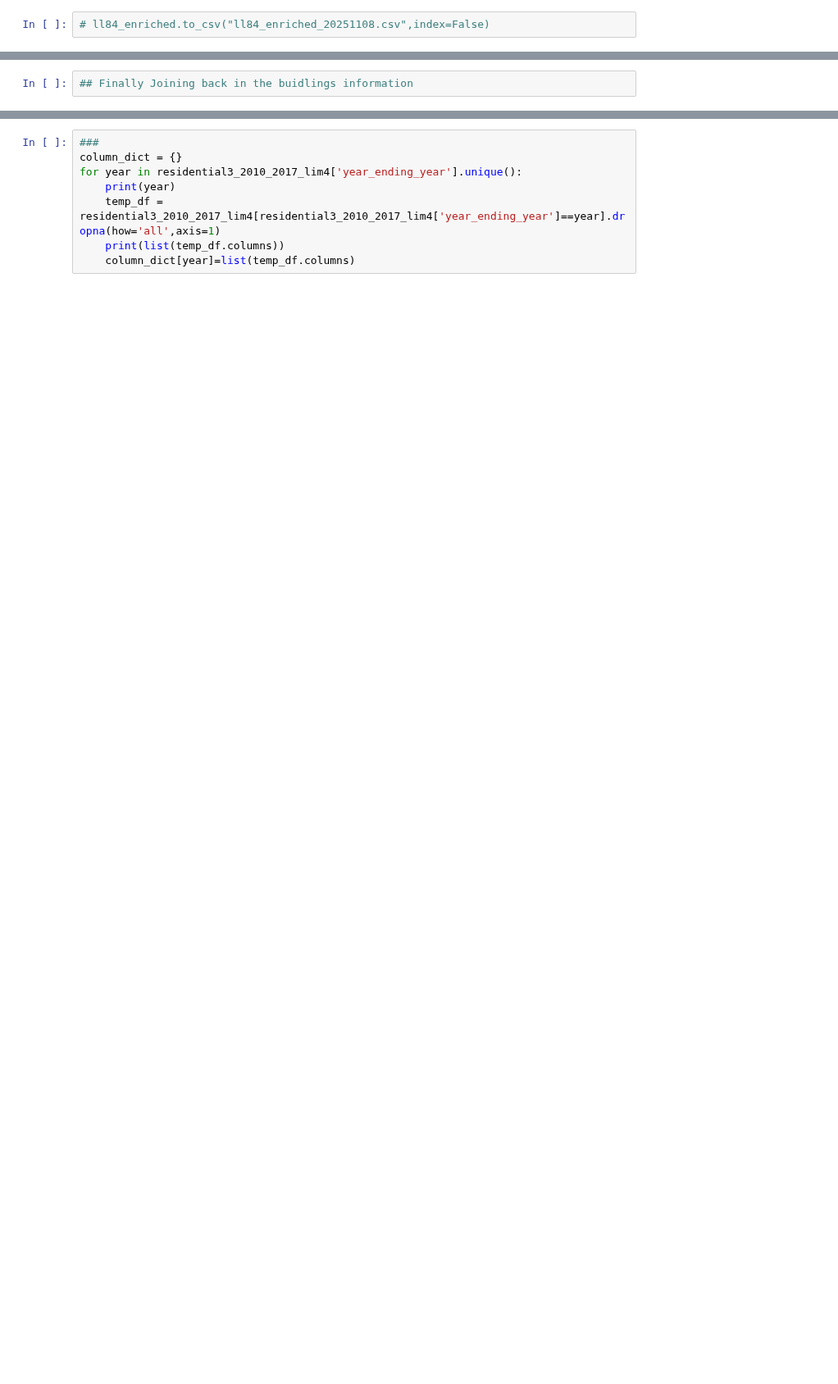
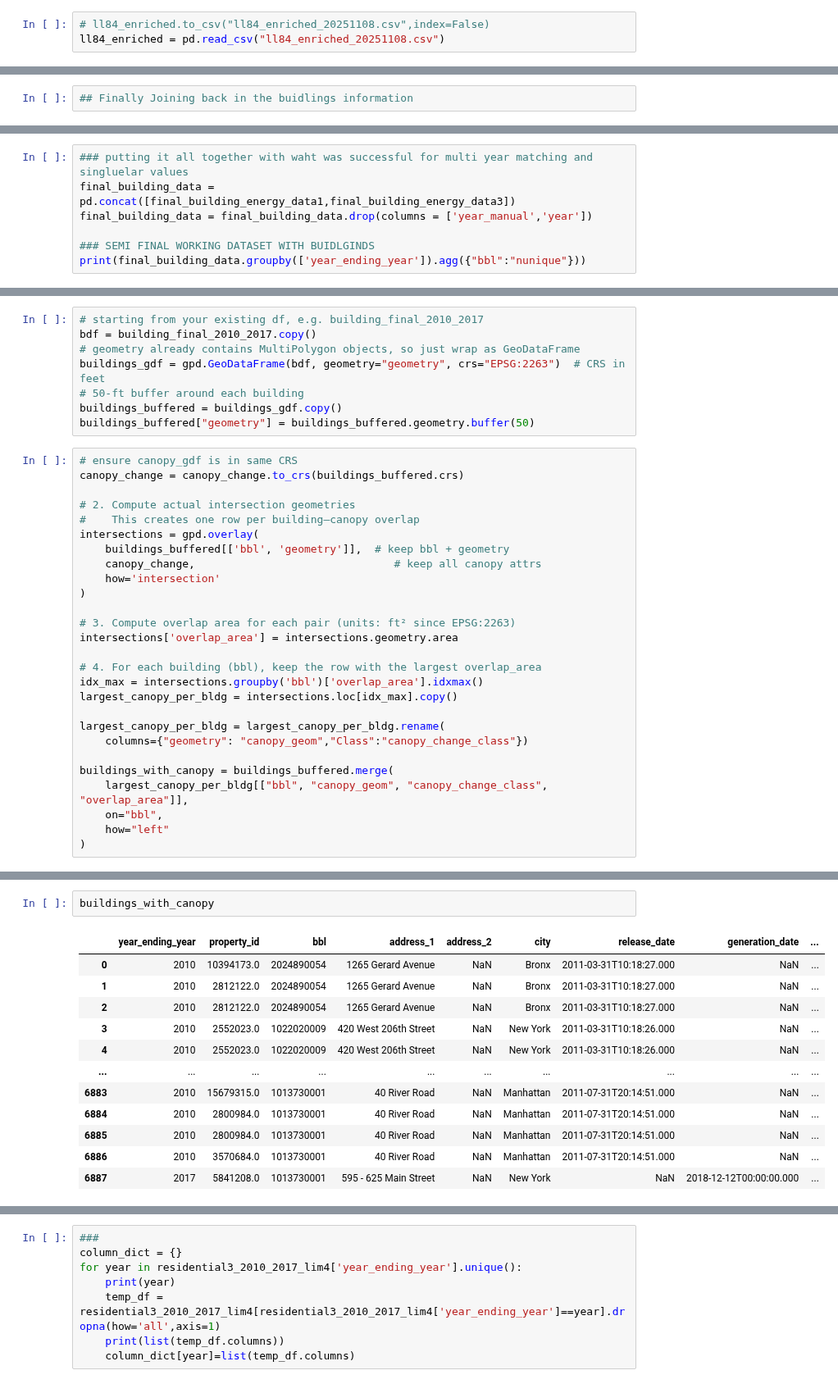
Before and after one commit to jhnboyy/CUNY_SPS_WORK, a Jupyter notebook: FALL2025/DATA698/BuildingWork_Part1.ipynb, the cells around one changed output, grey strips where cells are left out. Shown at 82% size. Cells and saved outputs as stored; diff of their text form; blank space fills up the shorter version.

```diff
--- a/FALL2025/DATA698/BuildingWork_Part1.ipynb
+++ b/FALL2025/DATA698/BuildingWork_Part1.ipynb
@@ -1483,6 +1499,7 @@ print(
 # ---------------------------------
 # %%
 # ll84_enriched.to_csv("ll84_enriched_20251108.csv",index=False)
+ll84_enriched = pd.read_csv("ll84_enriched_20251108.csv")
 # %%
 print(ll84_enriched[ll84_enriched["NumFloors"].isnull()].shape)
 # ll84_enriched[~ll84_enriched["NumFloors"].isnull()]
@@ -2282,0 +2279,7 @@ print(ll84_enriched_ct_canopy_limited[ll84_enriched_ct_canopy_limited['canopy_ch
+# %%
+### putting it all together with waht was successful for multi year matching and singluelar values
+final_building_data = pd.concat([final_building_energy_data1,final_building_energy_data3])
+final_building_data = final_building_data.drop(columns = ['year_manual','year'])
+
+### SEMI FINAL WORKING DATASET WITH BUIDLGINDS
+print(final_building_data.groupby(['year_ending_year']).agg({"bbl":"nunique"}))
@@ -2282,0 +2395,35 @@ print(ll84_enriched_ct_canopy_limited[ll84_enriched_ct_canopy_limited['canopy_ch
+# %%
+# starting from your existing df, e.g. building_final_2010_2017
+bdf = building_final_2010_2017.copy()
+# geometry already contains MultiPolygon objects, so just wrap as GeoDataFrame
+buildings_gdf = gpd.GeoDataFrame(bdf, geometry="geometry", crs="EPSG:2263")  # CRS in feet
+# 50-ft buffer around each building
+buildings_buffered = buildings_gdf.copy()
+buildings_buffered["geometry"] = buildings_buffered.geometry.buffer(50)
+# %%
+# ensure canopy_gdf is in same CRS
+canopy_change = canopy_change.to_crs(buildings_buffered.crs)
+
+# 2. Compute actual intersection geometries
+#    This creates one row per building–canopy overlap
+intersections = gpd.overlay(
+    buildings_buffered[['bbl', 'geometry']],  # keep bbl + geometry
+    canopy_change,                               # keep all canopy attrs
+    how='intersection'
+)
+
+# 3. Compute overlap area for each pair (units: ft² since EPSG:2263)
+intersections['overlap_area'] = intersections.geometry.area
+
+# 4. For each building (bbl), keep the row with the largest overlap_area
+idx_max = intersections.groupby('bbl')['overlap_area'].idxmax()
+largest_canopy_per_bldg = intersections.loc[idx_max].copy()
+
+largest_canopy_per_bldg = largest_canopy_per_bldg.rename(
+    columns={"geometry": "canopy_geom","Class":"canopy_change_class"})
+
+buildings_with_canopy = buildings_buffered.merge(
+    largest_canopy_per_bldg[["bbl", "canopy_geom", "canopy_change_class", "overlap_area"]],
+    on="bbl",
+    how="left"
+)
@@ -2282,0 +2441,15 @@ print(ll84_enriched_ct_canopy_limited[ll84_enriched_ct_canopy_limited['canopy_ch
+# %%
+buildings_with_canopy
+# %% [output]
+|  | year_ending_year | property_id | bbl | address_1 | address_2 | city | release_date | generation_date | ... |
+| 0 | 2010 | 10394173.0 | 2024890054 | 1265 Gerard Avenue | NaN | Bronx | 2011-03-31T10:18:27.000 | NaN | ... |
+| 1 | 2010 | 2812122.0 | 2024890054 | 1265 Gerard Avenue | NaN | Bronx | 2011-03-31T10:18:27.000 | NaN | ... |
+| 2 | 2010 | 2812122.0 | 2024890054 | 1265 Gerard Avenue | NaN | Bronx | 2011-03-31T10:18:27.000 | NaN | ... |
+| 3 | 2010 | 2552023.0 | 1022020009 | 420 West 206th Street | NaN | New York | 2011-03-31T10:18:26.000 | NaN | ... |
+| 4 | 2010 | 2552023.0 | 1022020009 | 420 West 206th Street | NaN | New York | 2011-03-31T10:18:26.000 | NaN | ... |
+| ... | ... | ... | ... | ... | ... | ... | ... | ... | ... |
+| 6883 | 2010 | 15679315.0 | 1013730001 | 40 River Road | NaN | Manhattan | 2011-07-31T20:14:51.000 | NaN | ... |
+| 6884 | 2010 | 2800984.0 | 1013730001 | 40 River Road | NaN | Manhattan | 2011-07-31T20:14:51.000 | NaN | ... |
+| 6885 | 2010 | 2800984.0 | 1013730001 | 40 River Road | NaN | Manhattan | 2011-07-31T20:14:51.000 | NaN | ... |
+| 6886 | 2010 | 3570684.0 | 1013730001 | 40 River Road | NaN | Manhattan | 2011-07-31T20:14:51.000 | NaN | ... |
+| 6887 | 2017 | 5841208.0 | 1013730001 | 595 - 625 Main Street | NaN | New York | NaN | 2018-12-12T00:00:00.000 | ... |
```
Also changed, not shown: parts of 75 cells of this notebook, 1 other file.
